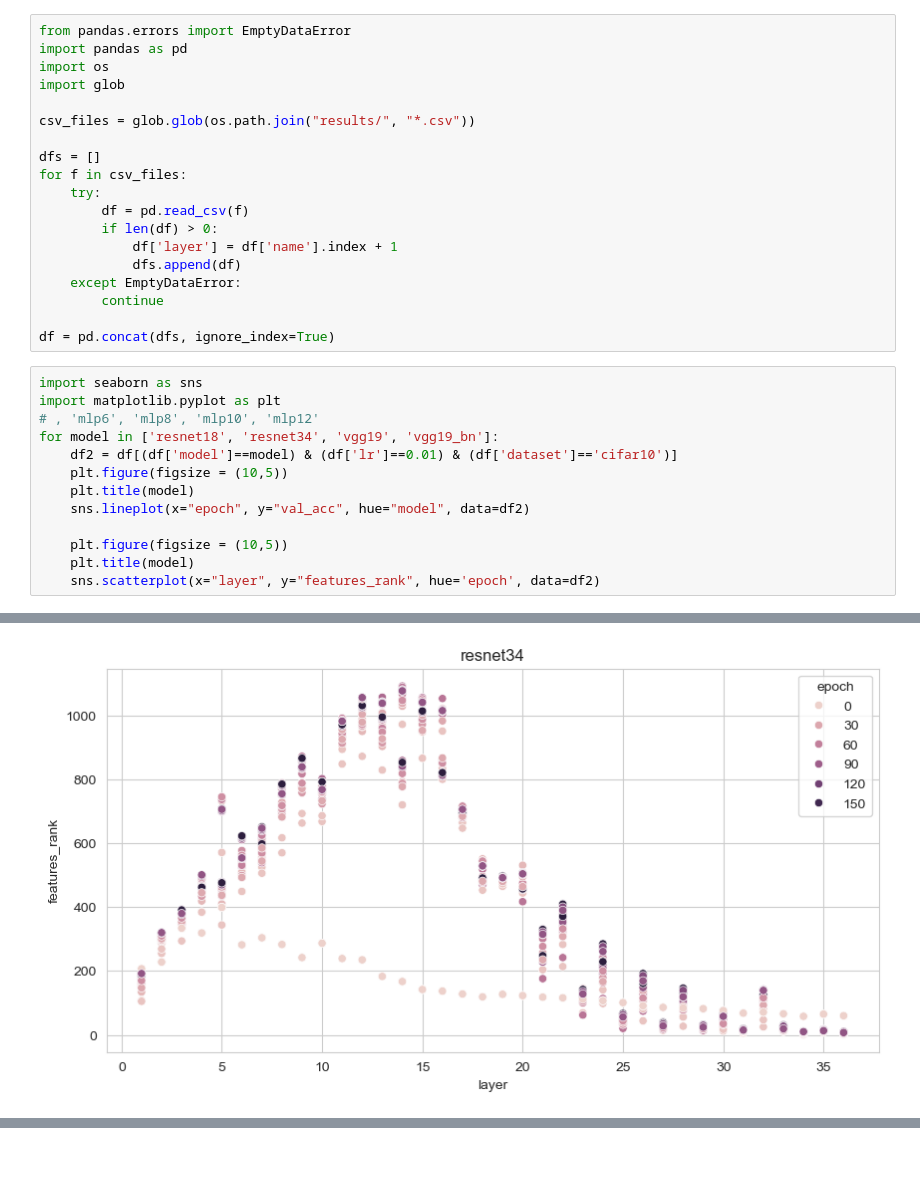
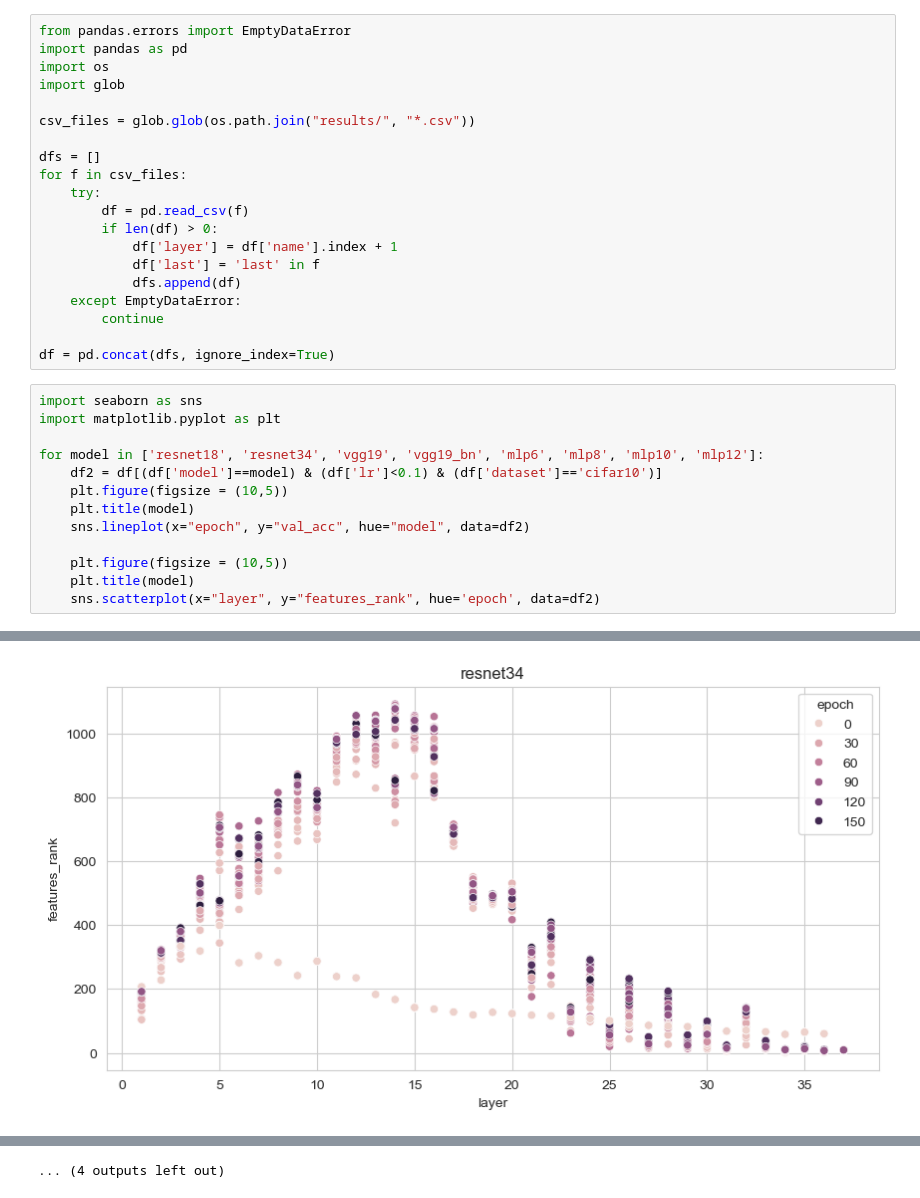
Before and after one commit to DHLSmith/jons-tunnel-effect, a Jupyter notebook: rank.ipynb, the cells around one changed output, grey strips where cells are left out. Saved outputs shown, nothing was run; the diff lists cells and outputs as text; blank space fills up the shorter version.

```diff
--- a/rank.ipynb
+++ b/rank.ipynb
@@ -12,6 +12,7 @@ for f in csv_files:
         df = pd.read_csv(f)
         if len(df) > 0:
             df['layer'] = df['name'].index + 1
+            df['last'] = 'last' in f
             dfs.append(df)
     except EmptyDataError:
         continue
@@ -20,9 +21,9 @@ df = pd.concat(dfs, ignore_index=True)
 # %%
 import seaborn as sns
 import matplotlib.pyplot as plt
-# , 'mlp6', 'mlp8', 'mlp10', 'mlp12'
-for model in ['resnet18', 'resnet34', 'vgg19', 'vgg19_bn']:
-    df2 = df[(df['model']==model) & (df['lr']==0.01) & (df['dataset']=='cifar10')]
+
+for model in ['resnet18', 'resnet34', 'vgg19', 'vgg19_bn', 'mlp6', 'mlp8', 'mlp10', 'mlp12']:
+    df2 = df[(df['model']==model) & (df['lr']<0.1) & (df['dataset']=='cifar10')]
     plt.figure(figsize = (10,5))
     plt.title(model)
     sns.lineplot(x="epoch", y="val_acc", hue="model", data=df2)
@@ -36,3 +37,3 @@ for model in ['resnet18', 'resnet34', 'vgg19', 'vgg19_bn']:
 [figure]
-[figure, old version]
+[figure, new version]
 [figure]
@@ -42,3 +47,4 @@ for model in ['resnet18', 'resnet34', 'vgg19', 'vgg19_bn']:
+... (4 outputs left out)
 # %%
 df2[df2['name']=='features.0']
 # %% [output]
```
Also changed, not shown: parts of 7 cells of this notebook, 4 other files.
